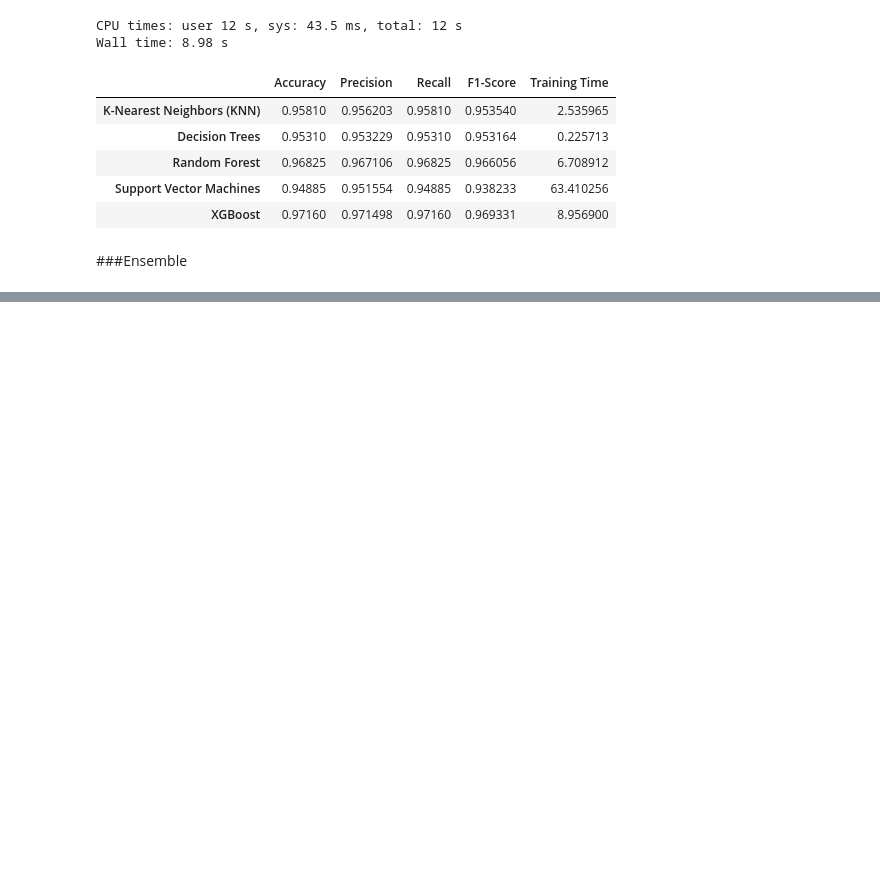
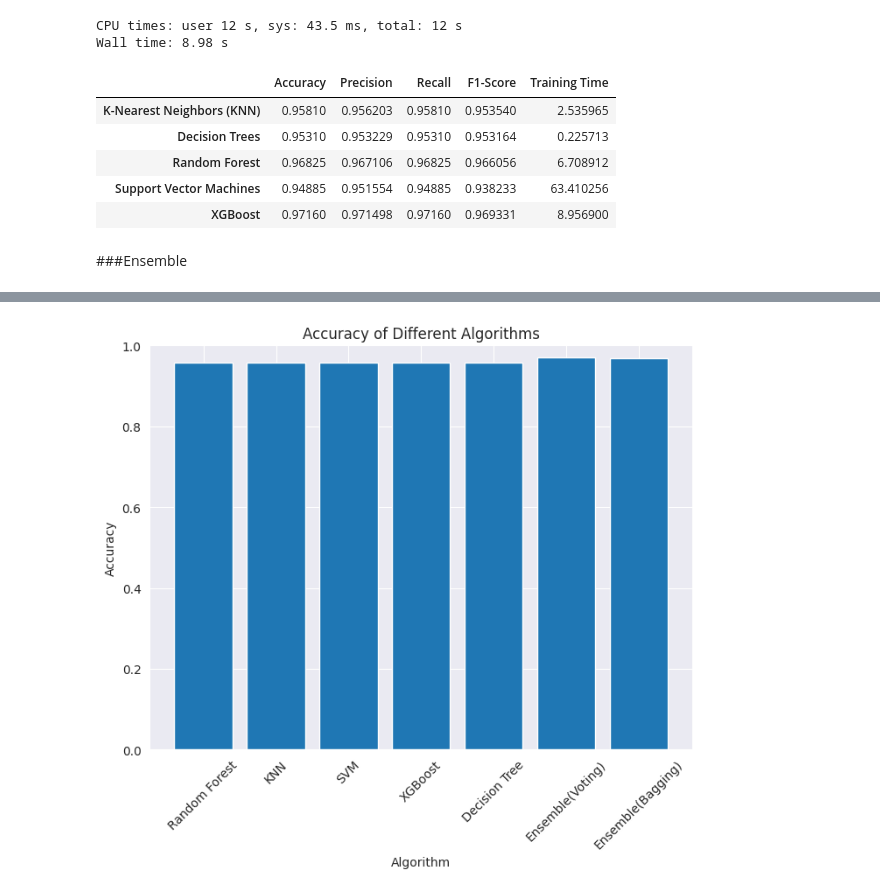
Before and after one commit to zannatultazree/Diabetes_prediction_ML, a Jupyter notebook: diabetes_prediction_04.ipynb, the cells around one changed output, grey strips where cells are left out. Saved outputs shown, nothing was run; the diff lists cells and outputs as text; code cells hidden in the pictures; blank space fills up the shorter version.

```diff
--- a/diabetes_prediction_04.ipynb
+++ b/diabetes_prediction_04.ipynb
@@ -364,6 +373,8 @@ results['Support Vector Machines'] = [accuracy_score(y_test, y_pred),
 # %% [output]
 CPU times: user 56.5 s, sys: 186 ms, total: 56.7 s
 Wall time: 1min 3s
+# %%
+accuracy_svm = accuracy_score(y_test, y_pred)
 # %% [markdown]
 ###XGBoost
 
@@ -386,6 +397,8 @@ results['XGBoost'] = [accuracy_score(y_test, y_pred),
 # %% [output]
 CPU times: user 12 s, sys: 43.5 ms, total: 12 s
 Wall time: 8.98 s
+# %%
+accuracy_xg = accuracy_score(y_test, y_pred)
 # %%
 df_results = pd.DataFrame.from_dict(results, orient='index', columns=['Accuracy', 'Precision', 'Recall', 'F1-Score', 'Training Time'])
 
@@ -418,7 +431,7 @@ dt_clf = DecisionTreeClassifier()
 
 # Create the Voting Classifier
 voting_clf = VotingClassifier(
-    estimators=[('rf', rf_clf), ('knn', knn_clf), ('svm', svm_clf), ('xgb', xgb_clf), ('dt', dt_clf)],
+    estimators=[('rf', rf_clf), ('knn', knn_clf), ('svm', svm_clf), ('xgboost', xgb_clf), ('dt', dt_clf)],
     voting='hard'  # Use majority voting
 )
 
@@ -430,5 +443,5 @@ y_pred = voting_clf.predict(X_test)
 
 # Calculate accuracy
 accuracy_ensemble1 = accuracy_score(y_test, y_pred)
-print("Ensemble Accuracy:", accuracy_score)
+print("Ensemble Accuracy:", accuracy_ensemble1)
 # %% [output]
@@ -435,0 +456,19 @@ Ensemble Accuracy: <function accuracy_score at 0x...>
+# %%
+n_estimators = 10  # Number of base models
+
+ensemble_model = BaggingClassifier(base_estimator=None, n_estimators=n_estimators)
+ensemble_model.fit(X_train, y_train)
+y_pred = ensemble_model.predict(X_test)
+from sklearn.metrics import accuracy_score, precision_score, recall_score, f1_score, confusion_matrix
+
+accuracy_ensemble2 = accuracy_score(y_test, y_pred)
+precision = precision_score(y_test, y_pred)
+recall = recall_score(y_test, y_pred)
+f1 = f1_score(y_test, y_pred)
+conf_matrix = confusion_matrix(y_test, y_pred)
+
+print("Accuracy:", accuracy_ensemble2)
+print("Precision:", precision)
+print("Recall:", recall)
+print("F1 Score:", f1)
+print("Confusion Matrix:\n", conf_matrix)
@@ -435,0 +483,18 @@ Ensemble Accuracy: <function accuracy_score at 0x...>
+# %%
+import matplotlib.pyplot as plt
+
+# Define the algorithm names and their corresponding accuracies
+algorithm_names = ['Random Forest', 'KNN', 'SVM', 'XGBoost', 'Decision Tree','Ensemble(Voting)','Ensemble(Bagging)']
+accuracies = [accuracy_rf, accuracy_knn, accuracy_svm, accuracy_xg, accuracy_dt, accuracy_ensemble1, accuracy_ensemble2]
+
+# Create a bar plot
+plt.figure(figsize=(8, 6))
+plt.bar(algorithm_names, accuracies)
+plt.xlabel('Algorithm')
+plt.ylabel('Accuracy')
+plt.title('Accuracy of Different Algorithms')
+plt.ylim([0, 1])  # Set the y-axis limits
+plt.xticks(rotation=45)  # Rotate the x-axis labels if needed
+plt.show()
+# %% [output]
+[figure, added]
```
Also changed, not shown: parts of 6 cells of this notebook.
